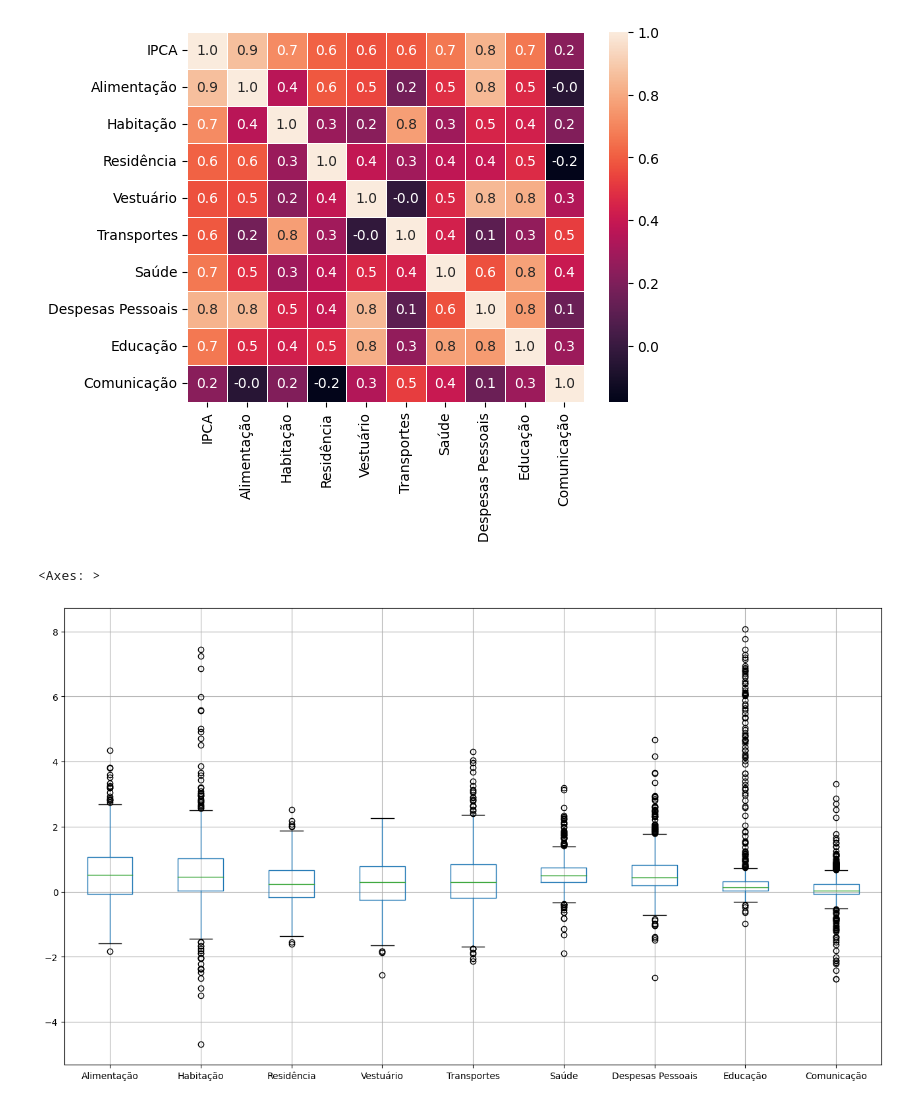
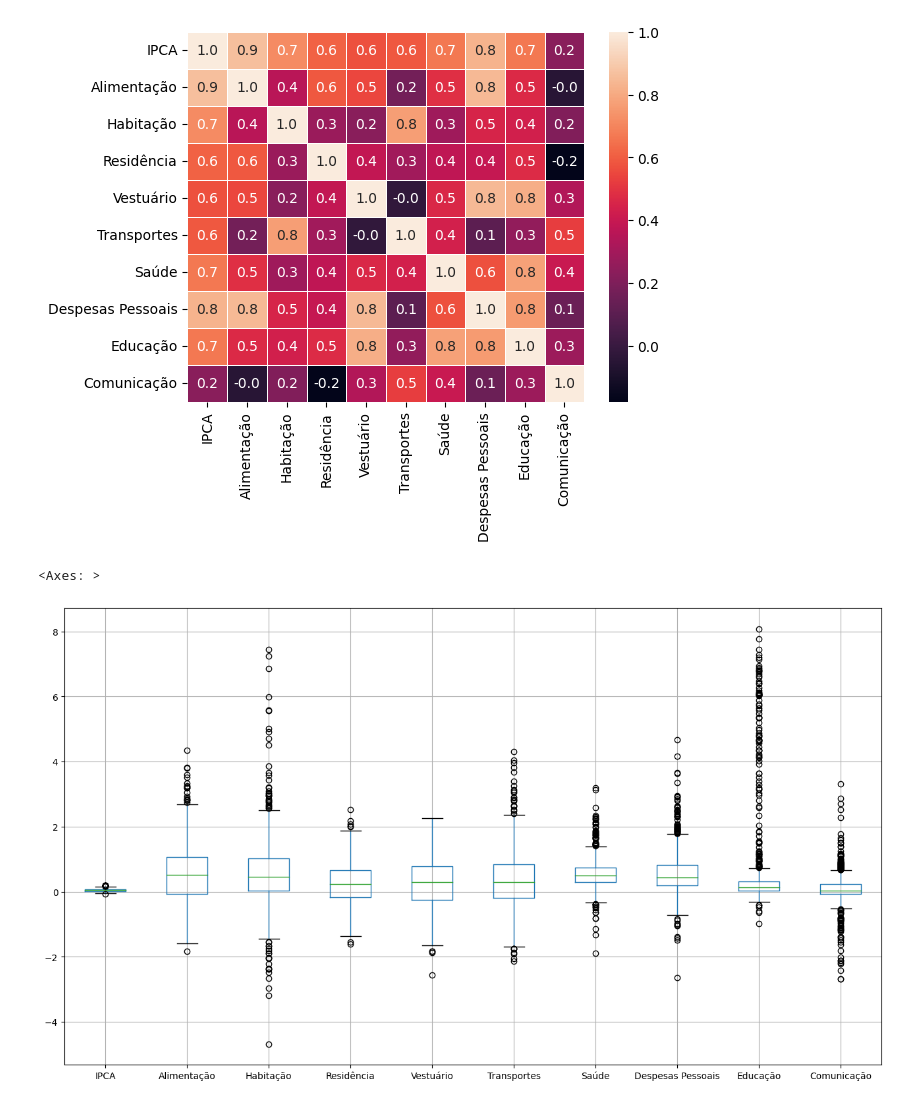
Before and after one commit to masterkey-07/proj-prob-ibge, a Jupyter notebook: notebook.ipynb, the cells around one changed output. Saved outputs shown, nothing was run; the diff lists cells and outputs as text; code cells hidden in the pictures.

```diff
--- a/notebook.ipynb
+++ b/notebook.ipynb
@@ -86,18 +68,10 @@ plot
 # %% [output]
 <Axes: >
 [figure]
-# %%
-# sn.lineplot(data=agrupado_ano[['Alimentação', 'IPCA', 'Despesas Pessoais', 'Educação', 'Saúde']].sum())
-# sn.lineplot(data=agrupado_ano[[ 'IPCA', 'Comunicação']].sum())
-
-Coluna = 'Comunicação'
-
-AIQ = dados[Coluna].quantile(0.75) - dados[Coluna].quantile(0.25)
-
-limite_superior = dados[Coluna].quantile(0.75) + (1.5 * AIQ)
-limite_inferior = dados[Coluna].quantile(0.25) - (1.5 * AIQ)
-
-dados[columns[:9]].boxplot(return_type='axes', figsize=(16,9))
-# %% [output]
-<Axes: >
-[figure, removed]
+# %%
+# Box Plot Mensal
+
+dados[['IPCA',*columns[:9]]].boxplot(return_type='axes', figsize=(16,9))
+# %% [output]
+<Axes: >
+[figure, added]
```
Also changed, not shown: parts of 5 cells of this notebook.
